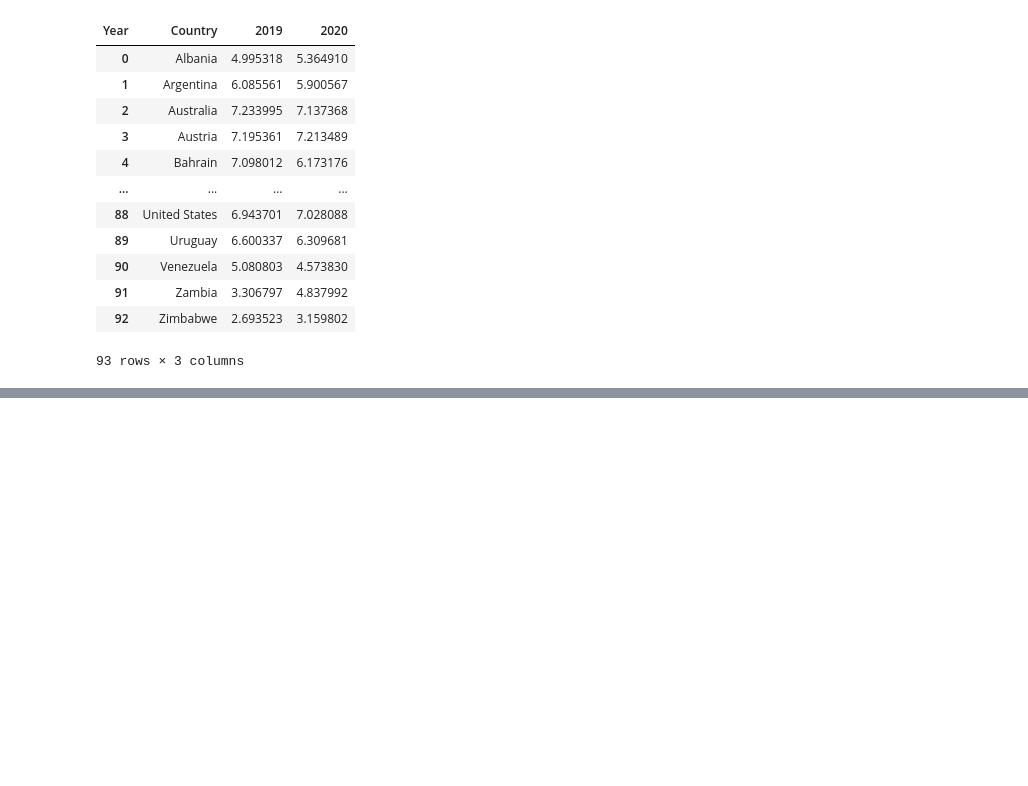
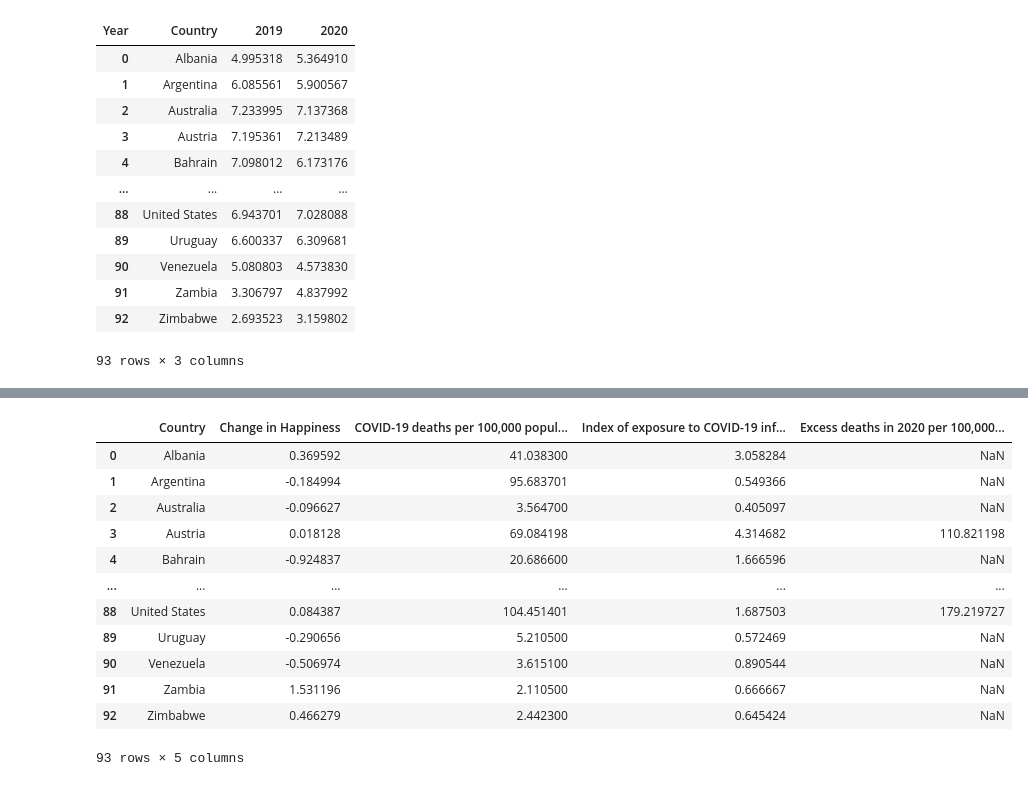
Before and after one commit to wjpang/World-Happiness-Dashboard, a Jupyter notebook: data_cleanup.ipynb, the cells around one changed output, grey strips where cells are left out. Cells and saved outputs as stored; diff of their text form; code cells hidden in the pictures; blank space fills up the shorter version.

```diff
--- a/data_cleanup.ipynb
+++ b/data_cleanup.ipynb
@@ -196,0 +310,18 @@ Error: Kernel is dead
+# %%
+whrcovid.drop("Population 2020", inplace=True, axis=1)
+whrcovid.drop("Population 2019", inplace=True, axis=1)
+whrcovid
+# %% [output]
+|  | Country | Change in Happiness | COVID-19 deaths per 100,000 popul... | Index of exposure to COVID-19 inf... | Excess deaths in 2020 per 100,000... |
+| 0 | Albania | 0.369592 | 41.038300 | 3.058284 | NaN |
+| 1 | Argentina | -0.184994 | 95.683701 | 0.549366 | NaN |
+| 2 | Australia | -0.096627 | 3.564700 | 0.405097 | NaN |
+| 3 | Austria | 0.018128 | 69.084198 | 4.314682 | 110.821198 |
+| 4 | Bahrain | -0.924837 | 20.686600 | 1.666596 | NaN |
+| ... | ... | ... | ... | ... | ... |
+| 88 | United States | 0.084387 | 104.451401 | 1.687503 | 179.219727 |
+| 89 | Uruguay | -0.290656 | 5.210500 | 0.572469 | NaN |
+| 90 | Venezuela | -0.506974 | 3.615100 | 0.890544 | NaN |
+| 91 | Zambia | 1.531196 | 2.110500 | 0.666667 | NaN |
+| 92 | Zimbabwe | 0.466279 | 2.442300 | 0.645424 | NaN |
+93 rows × 5 columns
```
Also changed, not shown: parts of 9 cells of this notebook, 1 other file.
